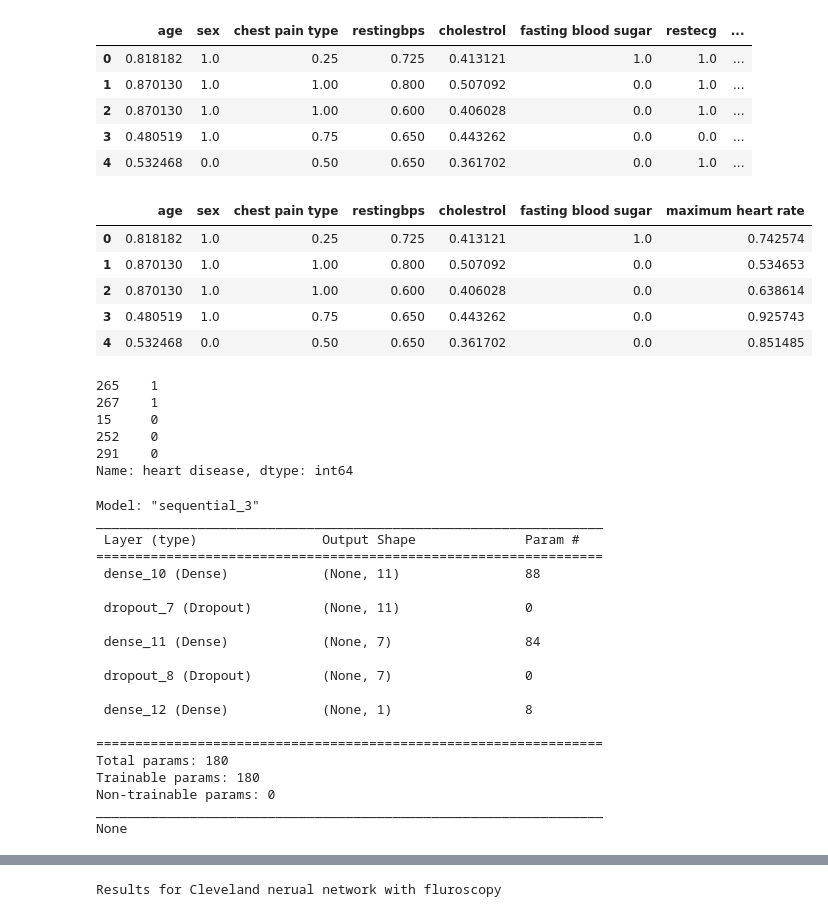
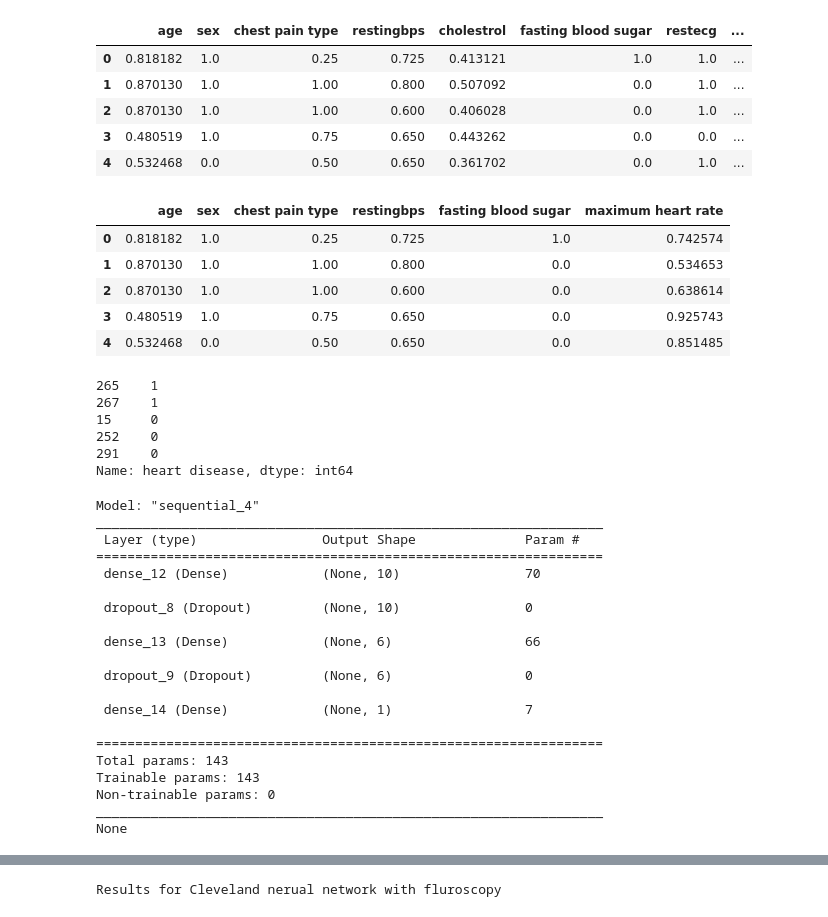
Before and after one commit to SidKasi/Predicting-Heart-Disease, a Jupyter notebook: UCI/main-without.ipynb, the cells around one changed output, grey strips where cells are left out. Saved outputs shown, nothing was run; the diff lists cells and outputs as text; code cells hidden in the pictures.

Commit message:
removed cholesterol from model

```diff
--- a/UCI/main-without.ipynb
+++ b/UCI/main-without.ipynb
@@ -42,19 +42,20 @@ df.head()
 # %%
 y = df.pop('heart disease')
 df.pop('# of vessels colored by flourosopy')
 df.pop('restecg')
 df.pop('exercise induced angina')
 df.pop('exercise ST depression')
 df.pop('ST peak slope')
 df.pop('thal')
+df.pop('cholestrol')
 df.head()
 # %% [output]
-|  | age | sex | chest pain type | restingbps | cholestrol | fasting blood sugar | maximum heart rate |
-| 0 | 0.818182 | 1.0 | 0.25 | 0.725 | 0.413121 | 1.0 | 0.742574 |
-| 1 | 0.870130 | 1.0 | 1.00 | 0.800 | 0.507092 | 0.0 | 0.534653 |
-| 2 | 0.870130 | 1.0 | 1.00 | 0.600 | 0.406028 | 0.0 | 0.638614 |
-| 3 | 0.480519 | 1.0 | 0.75 | 0.650 | 0.443262 | 0.0 | 0.925743 |
-| 4 | 0.532468 | 0.0 | 0.50 | 0.650 | 0.361702 | 0.0 | 0.851485 |
+|  | age | sex | chest pain type | restingbps | fasting blood sugar | maximum heart rate |
+| 0 | 0.818182 | 1.0 | 0.25 | 0.725 | 1.0 | 0.742574 |
+| 1 | 0.870130 | 1.0 | 1.00 | 0.800 | 0.0 | 0.534653 |
+| 2 | 0.870130 | 1.0 | 1.00 | 0.600 | 0.0 | 0.638614 |
+| 3 | 0.480519 | 1.0 | 0.75 | 0.650 | 0.0 | 0.925743 |
+| 4 | 0.532468 | 0.0 | 0.50 | 0.650 | 0.0 | 0.851485 |
 # %%
 X = df
 X_train, X_test, y_train, y_test = train_test_split(X, y, train_size=0.9, test_size=0.1, random_state=100)
@@ -73,9 +74,9 @@ Name: heart disease, dtype: int64
 def create_binary_model():
     # create model
     model = Sequential()
-    model.add(Dense(11, input_dim=7, kernel_initializer='normal',  kernel_regularizer=regularizers.l2(0.001),activation='relu'))
+    model.add(Dense(10, input_dim=6, kernel_initializer='normal',  kernel_regularizer=regularizers.l2(0.001),activation='relu'))
     model.add(Dropout(0.25))
-    model.add(Dense(7, kernel_initializer='normal',  kernel_regularizer=regularizers.l2(0.001),activation='relu'))
+    model.add(Dense(6, kernel_initializer='normal',  kernel_regularizer=regularizers.l2(0.001),activation='relu'))
     model.add(Dropout(0.25))
     model.add(Dense(1, activation='sigmoid'))
 
@@ -88,23 +89,23 @@ binary_model = create_binary_model()
 
 print(binary_model.summary())
 # %% [output]
-Model: "sequential_3"
+Model: "sequential_4"
 _________________________________________________________________
  Layer (type)                Output Shape              Param #
 =================================================================
- dense_10 (Dense)            (None, 11)                88
+ dense_12 (Dense)            (None, 10)                70
 
- dropout_7 (Dropout)         (None, 11)                0
+ dropout_8 (Dropout)         (None, 10)                0
 
- dense_11 (Dense)            (None, 7)                 84
+ dense_13 (Dense)            (None, 6)                 66
 
- dropout_8 (Dropout)         (None, 7)                 0
+ dropout_9 (Dropout)         (None, 6)                 0
 
- dense_12 (Dense)            (None, 1)                 8
+ dense_14 (Dense)            (None, 1)                 7
 
 =================================================================
-Total params: 180
-Trainable params: 180
+Total params: 143
+Trainable params: 143
 Non-trainable params: 0
 _________________________________________________________________
 None
```
Also changed, not shown: parts of 4 cells of this notebook.
